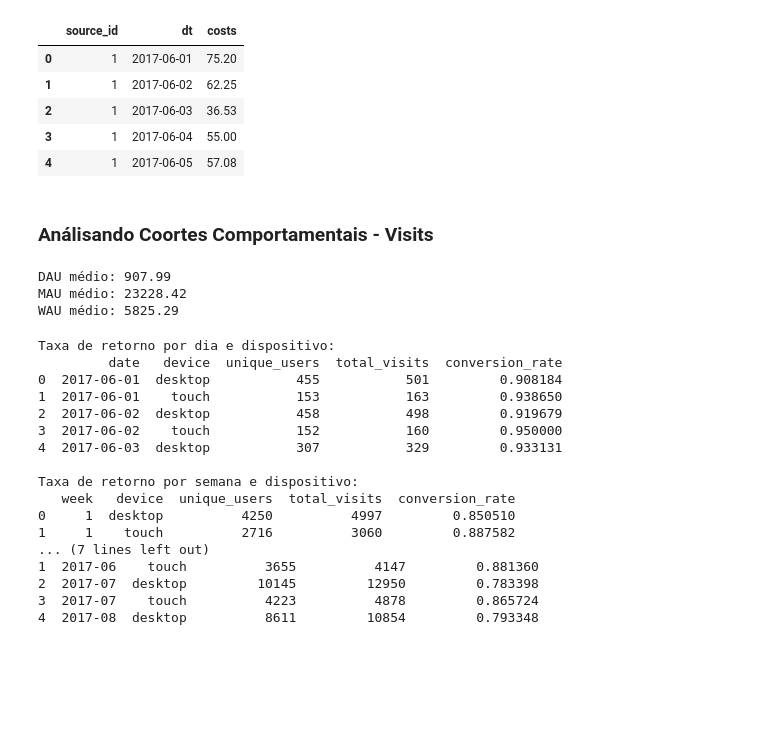
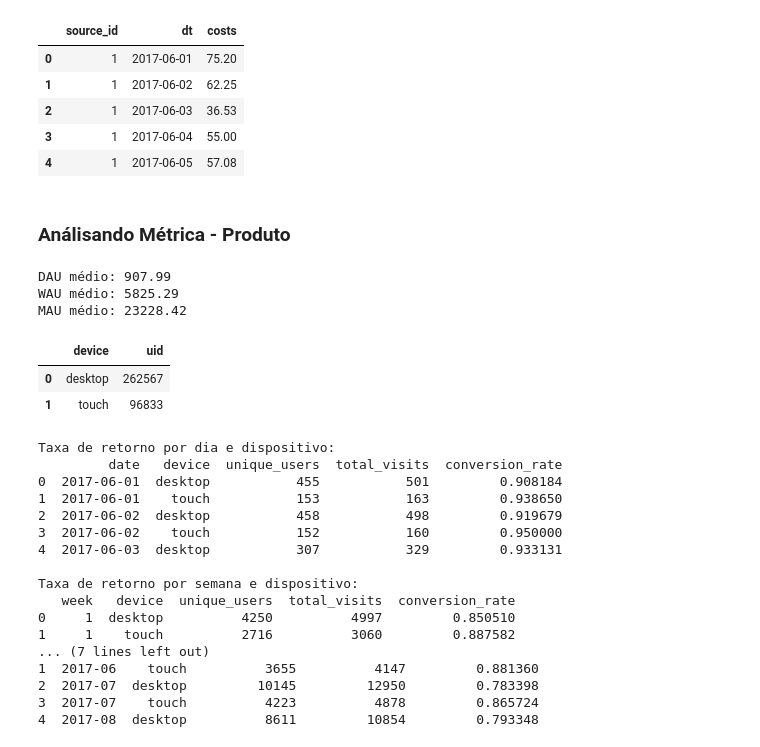
Before and after one commit to carinelit/Projeto-Sprint-8---An-lise-de-N-gocio-, a Jupyter notebook: Projeto Sprint 8.ipynb, the cells around one changed output. Cells and saved outputs as stored; diff of their text form; code cells hidden in the pictures; blank space fills up the shorter version.

Commit message:
Analise Metrica - Produto Finalizada

```diff
--- a/Projeto Sprint 8.ipynb
+++ b/Projeto Sprint 8.ipynb
@@ -128,7 +119,7 @@ costs.head()
 | 3 | 1 | 2017-06-04 | 55.00 |
 | 4 | 1 | 2017-06-05 | 57.08 |
 # %% [markdown]
-### Análisando Coortes Comportamentais - Visits
+### Análisando Métrica - Produto
 # %%
 #Criando as colunas de data, semana e mês para a tabela de visitas para facilitar a análise dos dados.
 visits['date'] = visits['start ts'].dt.date
@@ -142,12 +133,20 @@ wau = visits.groupby('week')['uid'].nunique().mean()
 
 #Exibindo os resultados de DAU, MAU e WAU.
 print(f'DAU médio: {dau:.2f}')
+print(f'WAU médio: {wau:.2f}')
 print(f'MAU médio: {mau:.2f}')
-print(f'WAU médio: {wau:.2f}')
 # %% [output]
 DAU médio: 907.99
+WAU médio: 5825.29
 MAU médio: 23228.42
-WAU médio: 5825.29
+# %%
+#Analisando os dispositivos utilizados para acessar o site.
+device_counts = visits.groupby('device').agg({'uid':'count'}).reset_index()
+device_counts.head()
+# %% [output]
+|  | device | uid |
+| 0 | desktop | 262567 |
+| 1 | touch | 96833 |
 # %%
 #Contando quantas pessoas acessam o site cada dia, semana e mês.
 unique_users_per_day = visits.groupby(['date','device']).agg({'uid':['nunique','count']}).reset_index()
```
Also changed, not shown: parts of 10 cells of this notebook.
